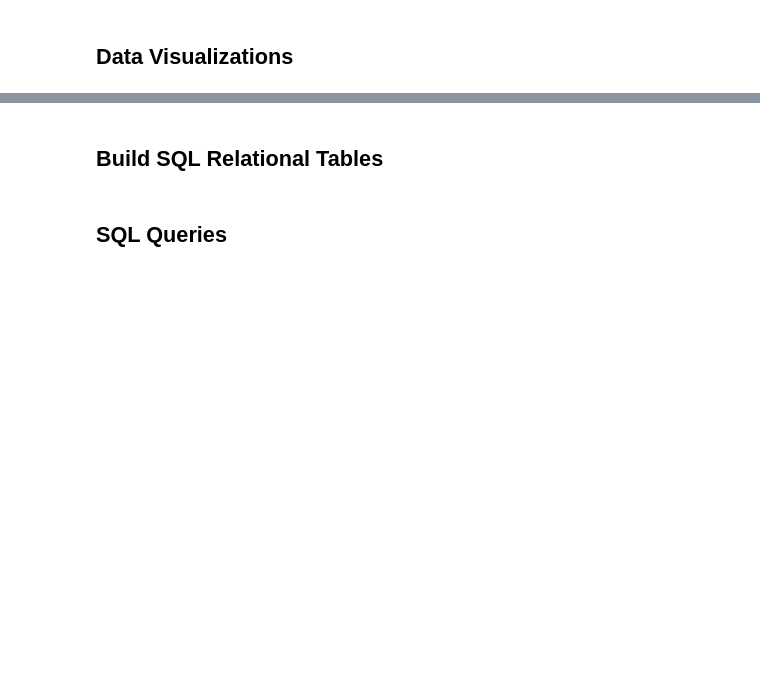
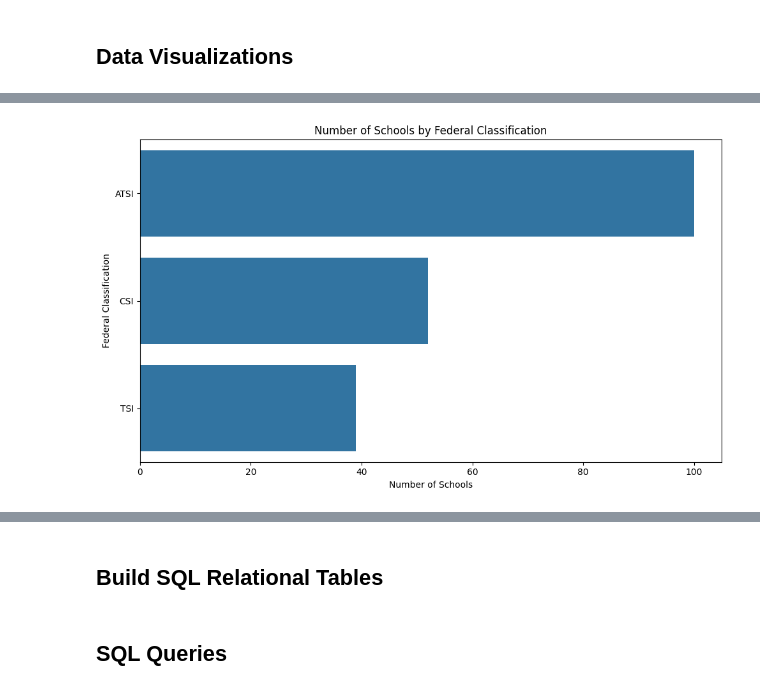
Before and after one commit to peklein1/Tracking_Progress_in_ElementarySchools, a Jupyter notebook: notebooks/tracking_progress_elem_schools_eda.ipynb, the cells around one changed output, grey strips where cells are left out. Drawn from its saved outputs; the diff is of its cells as text; code cells hidden in the pictures; blank space fills up the shorter version.

Commit message:
update details to incorporate visuals, details and feedback from Ashley Dehart

```diff
--- a/notebooks/tracking_progress_elem_schools_eda.ipynb
+++ b/notebooks/tracking_progress_elem_schools_eda.ipynb
@@ -439,0 +740,14 @@ plt.show()
+# %%
+plt.figure(figsize=(10, 6))
+sns.countplot(
+    data=df_school_improve,
+    y="federal_classification",
+    order=df_school_improve["federal_classification"].value_counts().index
+)
+plt.title("Number of Schools by Federal Classification")
+plt.xlabel("Number of Schools")
+plt.ylabel("Federal Classification")
+plt.tight_layout()
+plt.show()
+# %% [output]
+[figure, added]
```
Also changed, not shown: parts of 54 cells of this notebook, 1 other file.
